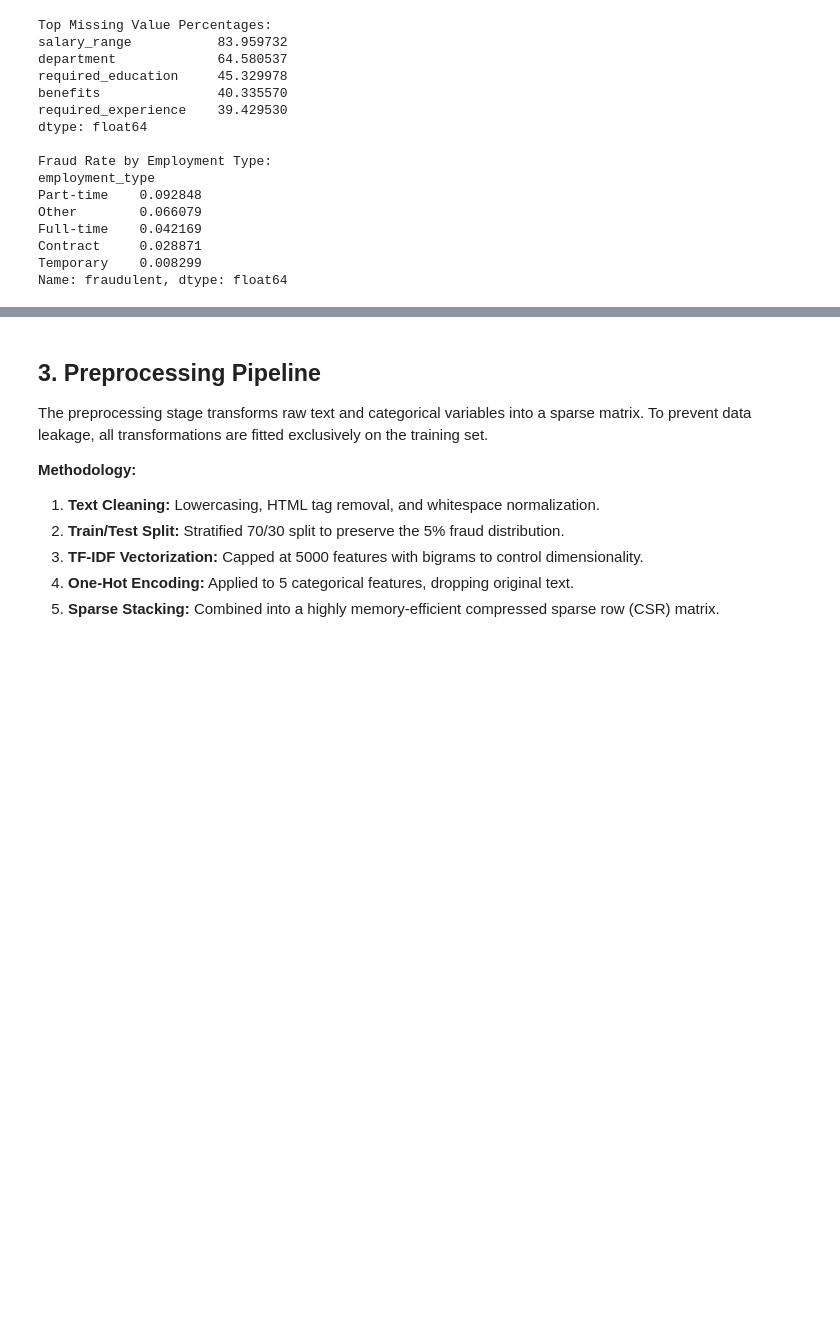
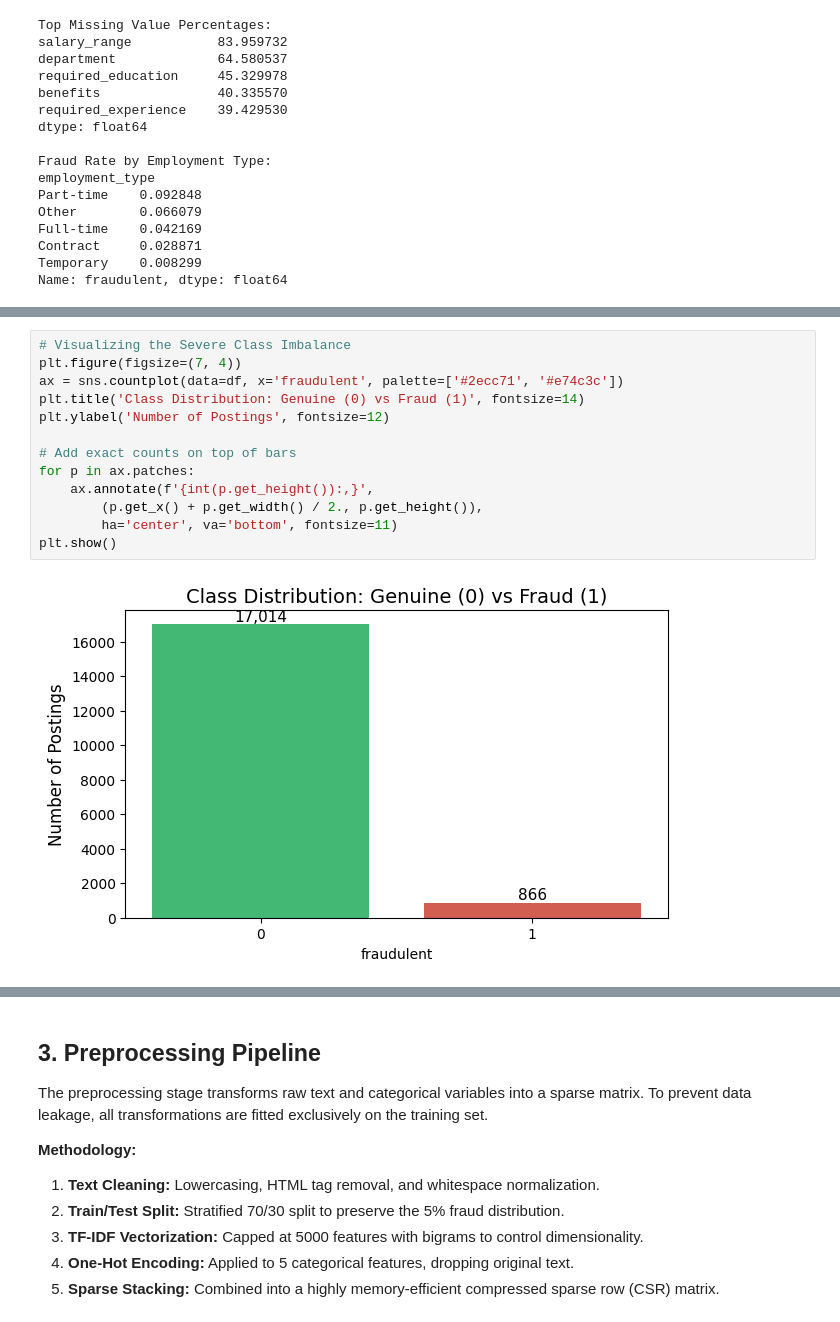
Before and after one commit to archie-2006/fake-job-post-detection, a Jupyter notebook: notebooks/notebook.ipynb, the cells around one changed output, grey strips where cells are left out. Drawn from its saved outputs; the diff is of its cells as text; blank space fills up the shorter version.

Commit message:
feat: some more exploratory data analysis done inside the notebook

```diff
--- a/notebooks/notebook.ipynb
+++ b/notebooks/notebook.ipynb
@@ -58,0 +75,15 @@ Name: fraudulent, dtype: float64
+# %%
+# Visualizing the Severe Class Imbalance
+plt.figure(figsize=(7, 4))
+ax = sns.countplot(data=df, x='fraudulent', palette=['#2ecc71', '#e74c3c'])
+plt.title('Class Distribution: Genuine (0) vs Fraud (1)', fontsize=14)
+plt.ylabel('Number of Postings', fontsize=12)
+
+# Add exact counts on top of bars
+for p in ax.patches:
+    ax.annotate(f'{int(p.get_height()):,}',
+        (p.get_x() + p.get_width() / 2., p.get_height()),
+        ha='center', va='bottom', fontsize=11)
+plt.show()
+# %% [output]
+[figure, added]
```
Also changed, not shown: parts of 18 cells of this notebook, 1 other file.
